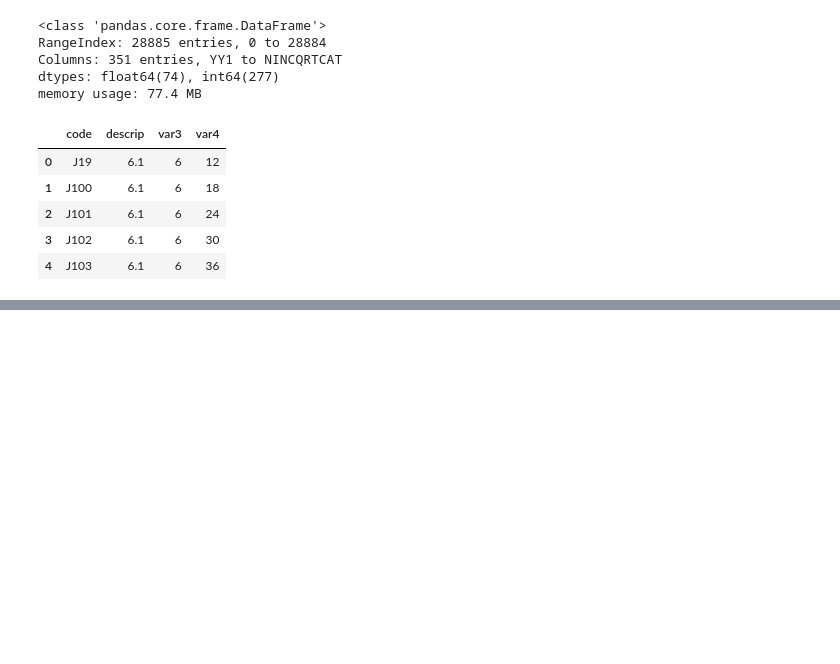
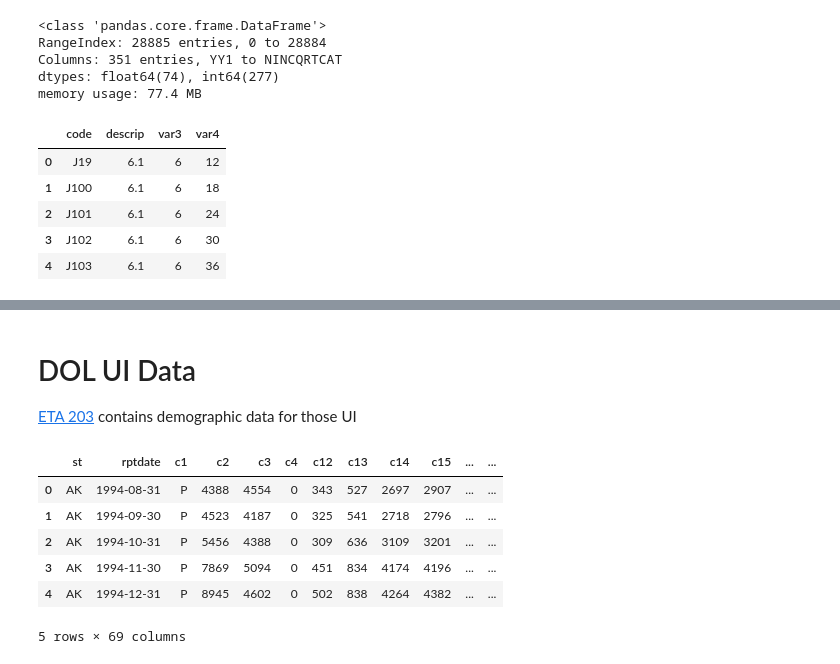
Before and after one commit to danvalen1/Consumer-finance, a Jupyter notebook: notebooks/dataloading.ipynb, the cells around one changed output, grey strips where cells are left out. Saved outputs shown, nothing was run; the diff lists cells and outputs as text; code cells hidden in the pictures; blank space fills up the shorter version.

```diff
--- a/notebooks/dataloading.ipynb
+++ b/notebooks/dataloading.ipynb
@@ -84,0 +191,39 @@ YY1 is household ID; X42001 is used for weighting (relatively wealthy families a
+# %% [markdown]
+# DOL UI Data
+
+[ETA 203](https://oui.doleta.gov/unemploy/DataDownloads.asp) contains demographic data for those UI
+# %%
+targetdir = '../data/extracted/'
+targetUIcsv = targetdir + 'UI_data.csv'
+
+import urllib.request
+import pandas as pd
+
+def UI_demo_data_to_df(targetcsv, targetdir):
+    # Saves UI demographic data from DOL as df
+
+    # URL for UI demographic data
+    url = 'https://oui.doleta.gov/unemploy/csv/ar203.csv'
+
+    # Saving csv
+    urllib.request.urlretrieve(url, targetcsv)
+
+    # Read in as pandas df
+    df = pd.read_csv(targetcsv)
+
+    # Convert dates into datetime objs
+    df['rptdate'] = pd.to_datetime(df['rptdate'])
+
+    df
+
+    return df
+
+UI_demo_data_to_df(targetUIcsv, targetdir).head()
+# %% [output]
+|  | st | rptdate | c1 | c2 | c3 | c4 | c12 | c13 | c14 | c15 | ... | ... |
+| 0 | AK | 1994-08-31 | P | 4388 | 4554 | 0 | 343 | 527 | 2697 | 2907 | ... | ... |
+| 1 | AK | 1994-09-30 | P | 4523 | 4187 | 0 | 325 | 541 | 2718 | 2796 | ... | ... |
+| 2 | AK | 1994-10-31 | P | 5456 | 4388 | 0 | 309 | 636 | 3109 | 3201 | ... | ... |
+| 3 | AK | 1994-11-30 | P | 7869 | 5094 | 0 | 451 | 834 | 4174 | 4196 | ... | ... |
+| 4 | AK | 1994-12-31 | P | 8945 | 4602 | 0 | 502 | 838 | 4264 | 4382 | ... | ... |
+5 rows × 69 columns
```
Also changed, not shown: parts of 17 cells of this notebook, 9 other files.
